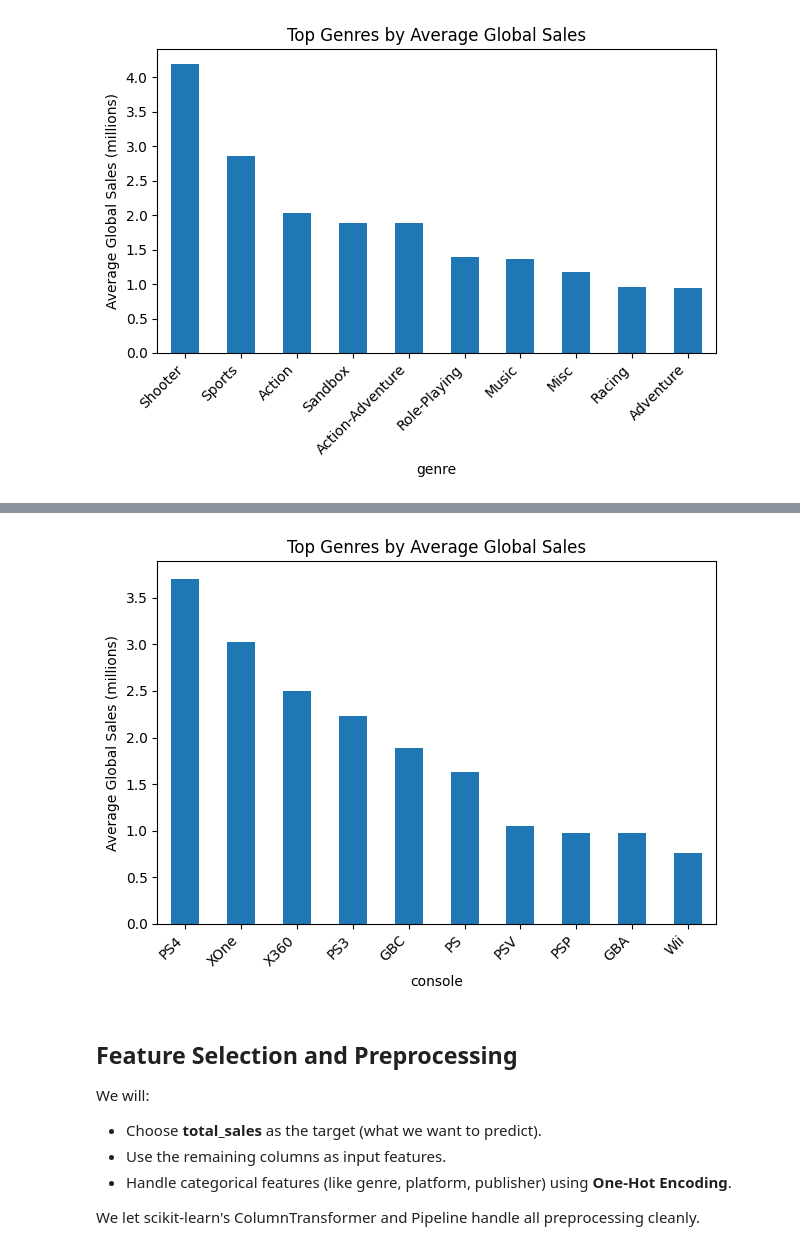
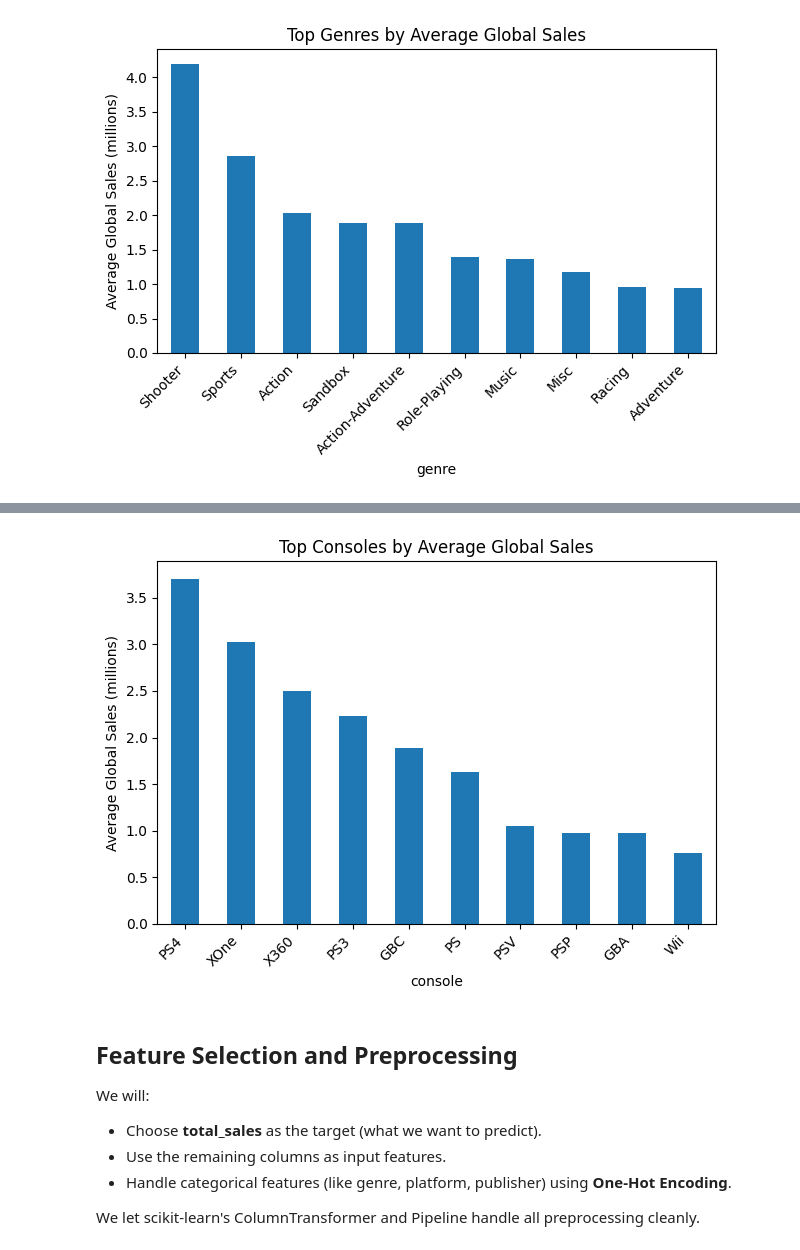
Before and after one commit to Zeshriel/Video-Game-Sales-Random-Forest, a Jupyter notebook: Final_Report_Video_Game_Sales_Random_Forest.ipynb, the cells around one changed output, grey strips where cells are left out. Cells and saved outputs as stored; diff of their text form; code cells hidden in the pictures.

```diff
--- a/Final_Report_Video_Game_Sales_Random_Forest.ipynb
+++ b/Final_Report_Video_Game_Sales_Random_Forest.ipynb
@@ -182,14 +182,14 @@ plt.show()
 # %%
 # Top platforms by average global sales
 plt.figure()
 df.groupby('console')['total_sales'].mean().sort_values(ascending=False).head(10).plot(kind='bar')
 plt.ylabel('Average Global Sales (millions)')
-plt.title('Top Genres by Average Global Sales')
+plt.title('Top Consoles by Average Global Sales')
 plt.xticks(rotation=45, ha='right')
 plt.tight_layout()
 plt.show()
 # %% [output]
-[figure, old version]
+[figure, new version]
 # %% [markdown]
 ## Feature Selection and Preprocessing
 
```
Also changed, not shown: parts of 3 cells of this notebook.
